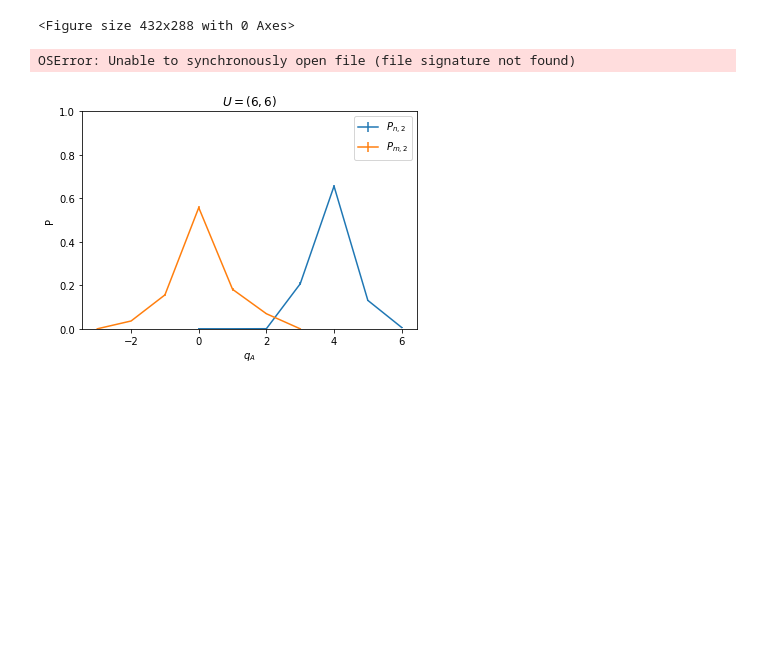
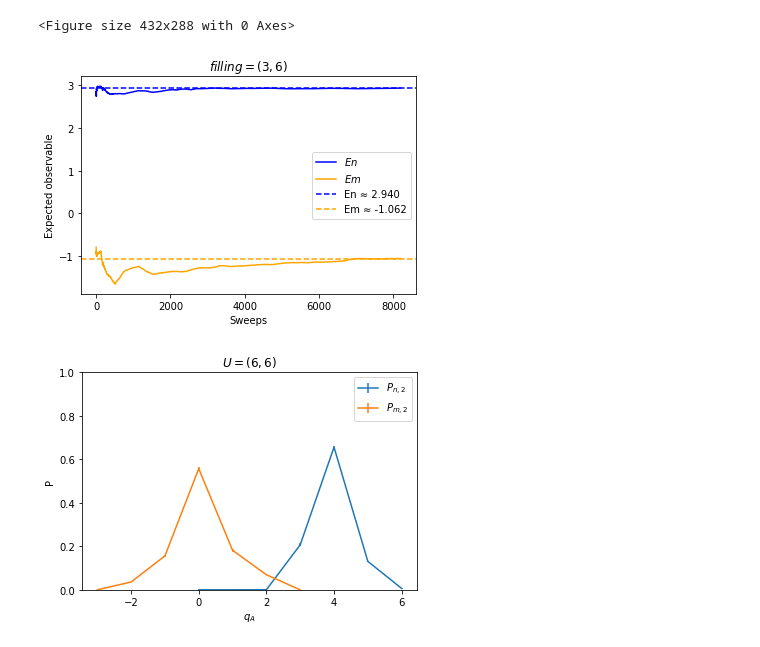
Before and after one commit to Terkadur/AFQMC, a Jupyter notebook: plot.ipynb, the cells around one changed output. Cells and saved outputs as stored; diff of their text form; code cells hidden in the pictures; blank space fills up the shorter version.

```diff
--- a/plot.ipynb
+++ b/plot.ipynb
@@ -193,9 +193,9 @@ def plot_pq2_conv(Pq2_path, filling):
     plt.legend()
     plt.title("$filling={}$".format(filling))
 # %%
-plot_pq2_conv("./data/3x3/processed/Pq2_LA3_U2.0_beta18.0.jld", (1, 1))
+plot_pq2_conv("./data/3x3/processed/Pq2_LA3_U2.0_beta18.0.jld", (3, 6))
 # %% [output]
-OSError: Unable to synchronously open file (file signature not found)
+[figure, added]
 # %%
 plot_distribution("./data/3x3/processed/Pq2_LA3_U2.0_beta18.0.jld", (6, 6))
 # %% [output]
```
Also changed, not shown: 2 other files.
